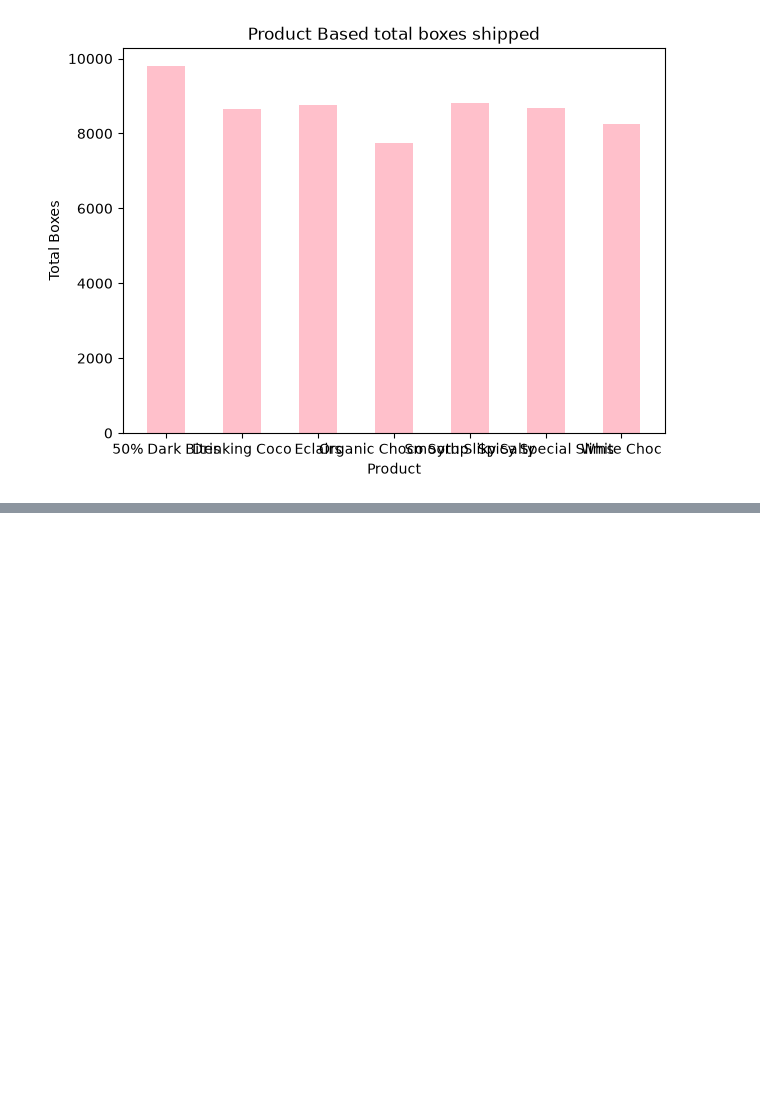
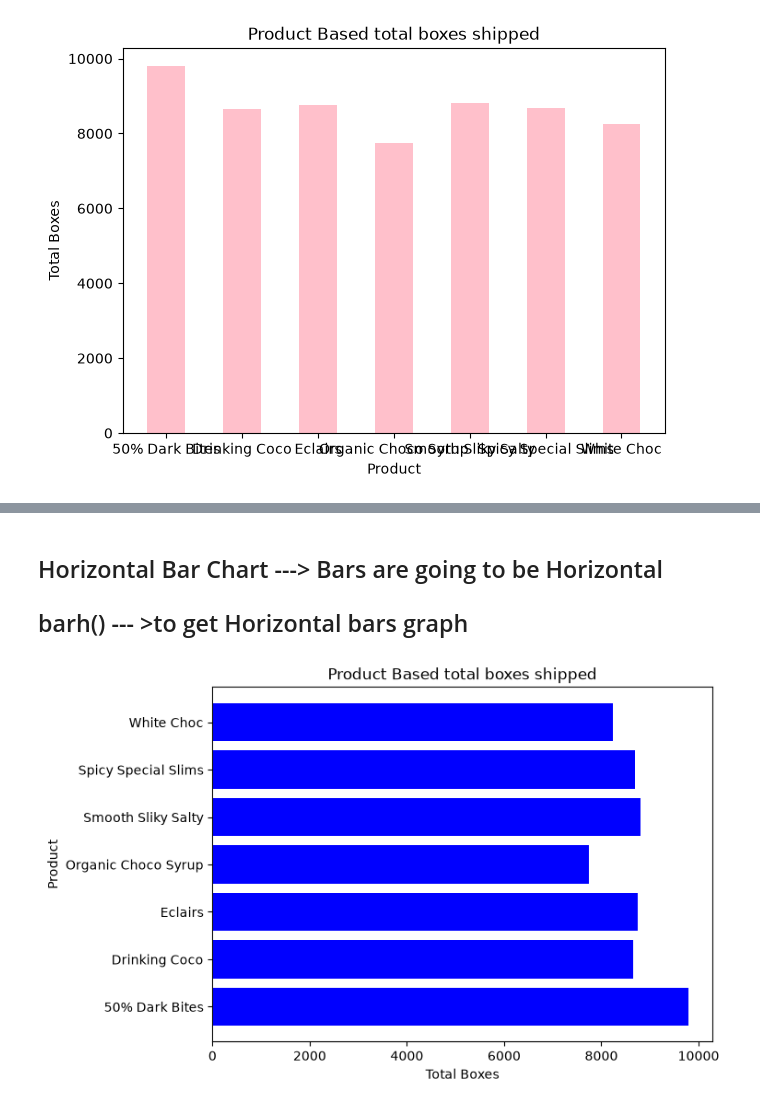
Before and after one commit to saileshchikkam/GEN-Ai, a Jupyter notebook: Machine Learning/Prerequisites/MatplotLib/Getting_Started.ipynb, the cells around one changed output, grey strips where cells are left out. Cells and saved outputs as stored; diff of their text form; code cells hidden in the pictures; blank space fills up the shorter version.

```diff
--- a/Machine Learning/Prerequisites/MatplotLib/Getting_Started.ipynb
+++ b/Machine Learning/Prerequisites/MatplotLib/Getting_Started.ipynb
@@ -1135,0 +1151,12 @@ plt.bar(x,y,width = 0.5,color = 'pink')
+# %% [markdown]
+## Horizontal Bar Chart ---> Bars are going to be Horizontal
+## barh() --- >to get Horizontal  bars graph
+# %%
+plt.figure(figsize=(7,5))
+plt.title('Product Based total boxes shipped')
+plt.xlabel('Total Boxes')
+plt.ylabel('Product')
+plt.barh(x,y,color = 'blue')
+plt.show()
+# %% [output]
+[figure, added]
```
Also changed, not shown: parts of 47 cells of this notebook.
